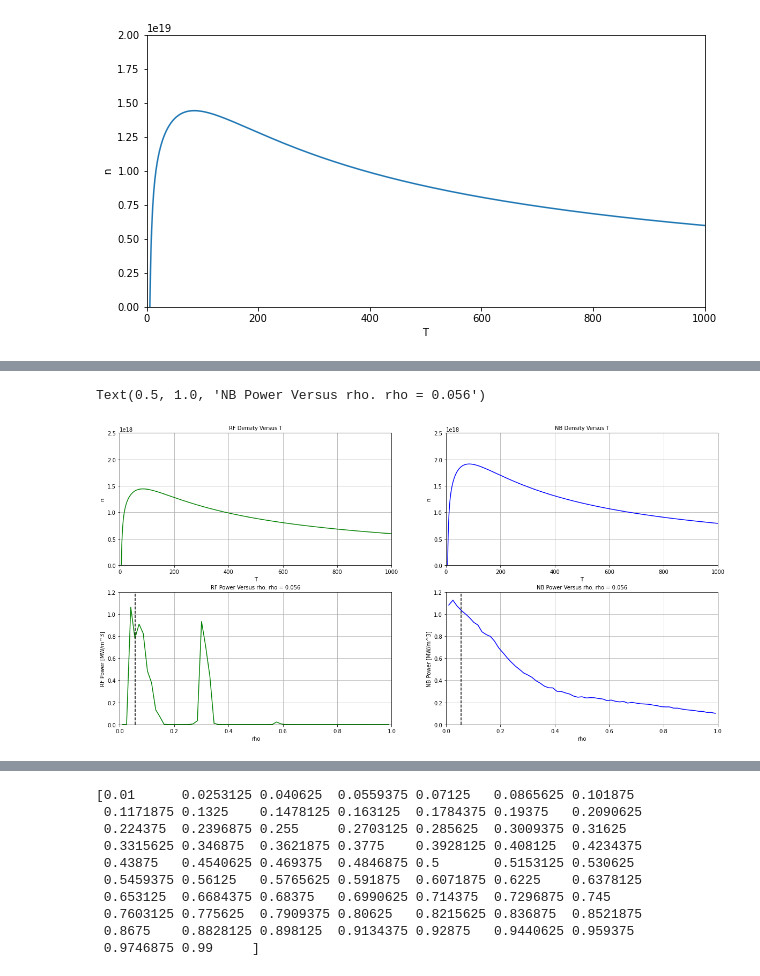
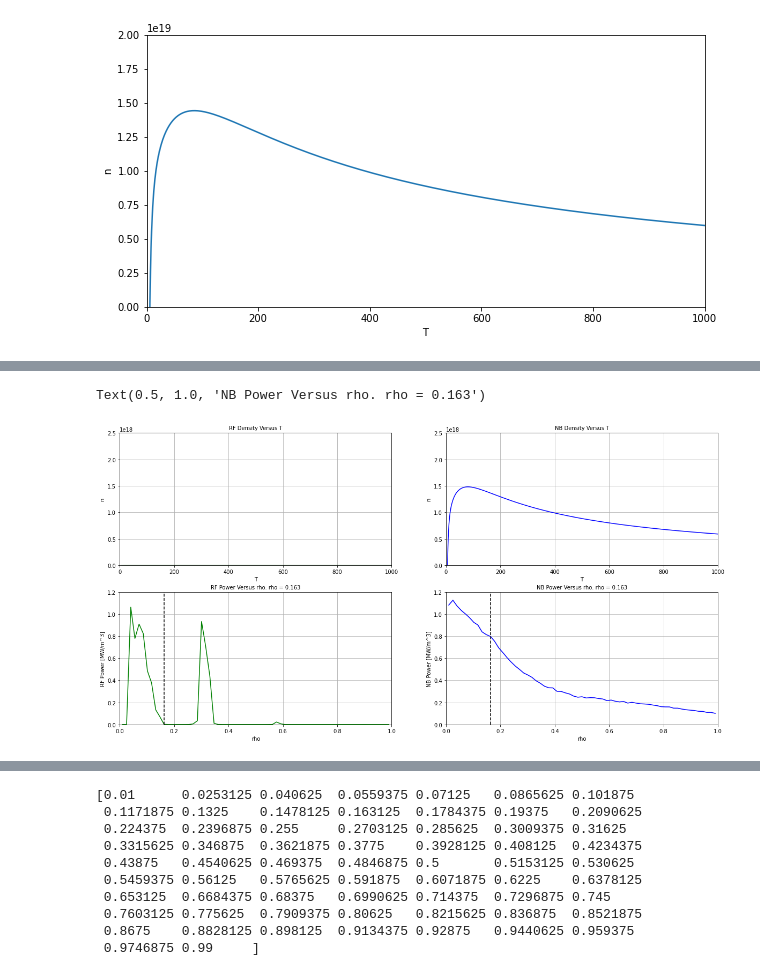
Before and after one commit to vandelij/genray_cql3d_plots, a Jupyter notebook: shots/147634/scan_beam_and_RF/beam_5_RF_testing/make_distrobution.ipynb, the cells around one changed output, grey strips where cells are left out. Drawn from its saved outputs; the diff is of its cells as text; code cells hidden in the pictures.

Commit message:
added a new plot

```diff
--- a/shots/147634/scan_beam_and_RF/beam_5_RF_testing/make_distrobution.ipynb
+++ b/shots/147634/scan_beam_and_RF/beam_5_RF_testing/make_distrobution.ipynb
@@ -710,38 +710,39 @@ axs[0,1].set_title('NB Density Versus T')
 #     axs[0].plot(Tfast_array, nfastRF, color='green', label='RF')
 #     axs[1].plot(Tfast_array, nfastNB, color='blue', label='NB')
 
-rhoindex = 3
+
+rhoindex = 10
 T = genray_temps[rhoindex]
 n = genray_density[rhoindex]
 powerRF = powers_RF[rhoindex]*1e6
 powerNB = powers_NB[rhoindex]*1e6
 nfastRF = get_n_from_T_P(Tfast_array, powerRF, Tk=T, n=n, Zb=1, mb=mD, mi=mD)
 nfastNB = get_n_from_T_P(Tfast_array, powerNB, Tk=T, n=n, Zb=1, mb=mD, mi=mD)
 axs[0,0].plot(Tfast_array, nfastRF, color='green', label='RF')
 axs[0, 1].plot(Tfast_array, nfastNB, color='blue', label='NB')
 
 axs[0, 0].axis([0, 1000, 0, .25e19])
 axs[0, 1].axis([0, 1000, 0, .25e19])
 axs[0, 0].grid()
 axs[0, 1].grid()
 axs[0, 0].set_xlabel('T')
 axs[0, 1].set_xlabel('T')
 axs[0, 0].set_ylabel('n')
 axs[0, 1].set_ylabel('n')
 axs[1,0].plot(rho, powers_RF, color='green')
 axs[1, 0].set_ylabel('RF Power [MW/m^3]')
 axs[1, 1].set_ylabel('NB Power [MW/m^3]')
 axs[1,1].plot(rho, powers_NB, color='blue')
 axs[1, 0].set_xlabel('rho')
 axs[1, 1].set_xlabel('rho')
 axs[1,0].grid()
 axs[1,1].grid()
 axs[1,0].axvline(x=rho[rhoindex], linestyle='--', color='black')
 axs[1,1].axvline(x=rho[rhoindex], linestyle='--', color='black')
 axs[1, 0].axis([0, 1, 0, 1.2])
 axs[1, 1].axis([0, 1, 0, 1.2])
 axs[1,0].set_title('RF Power Versus rho. rho = '+ str(round(rho[rhoindex], 3)))
 axs[1,1].set_title('NB Power Versus rho. rho = '+ str(round(rho[rhoindex], 3)))
 # %% [output]
-Text(0.5, 1.0, 'NB Power Versus rho. rho = 0.056')
+Text(0.5, 1.0, 'NB Power Versus rho. rho = 0.163')
-[figure, old version]
+[figure, new version]
```
Also changed, not shown: parts of 2 cells of this notebook.
